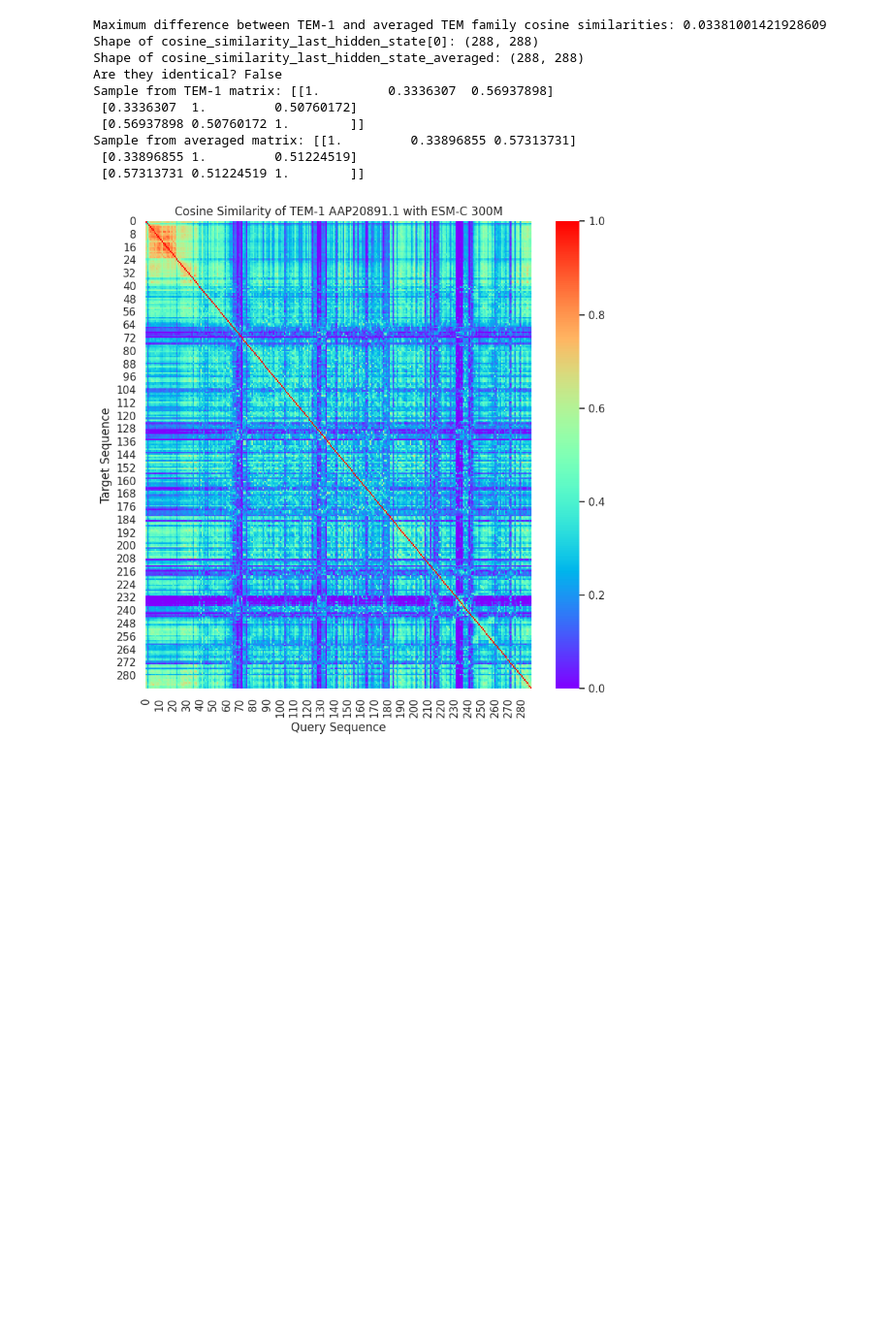
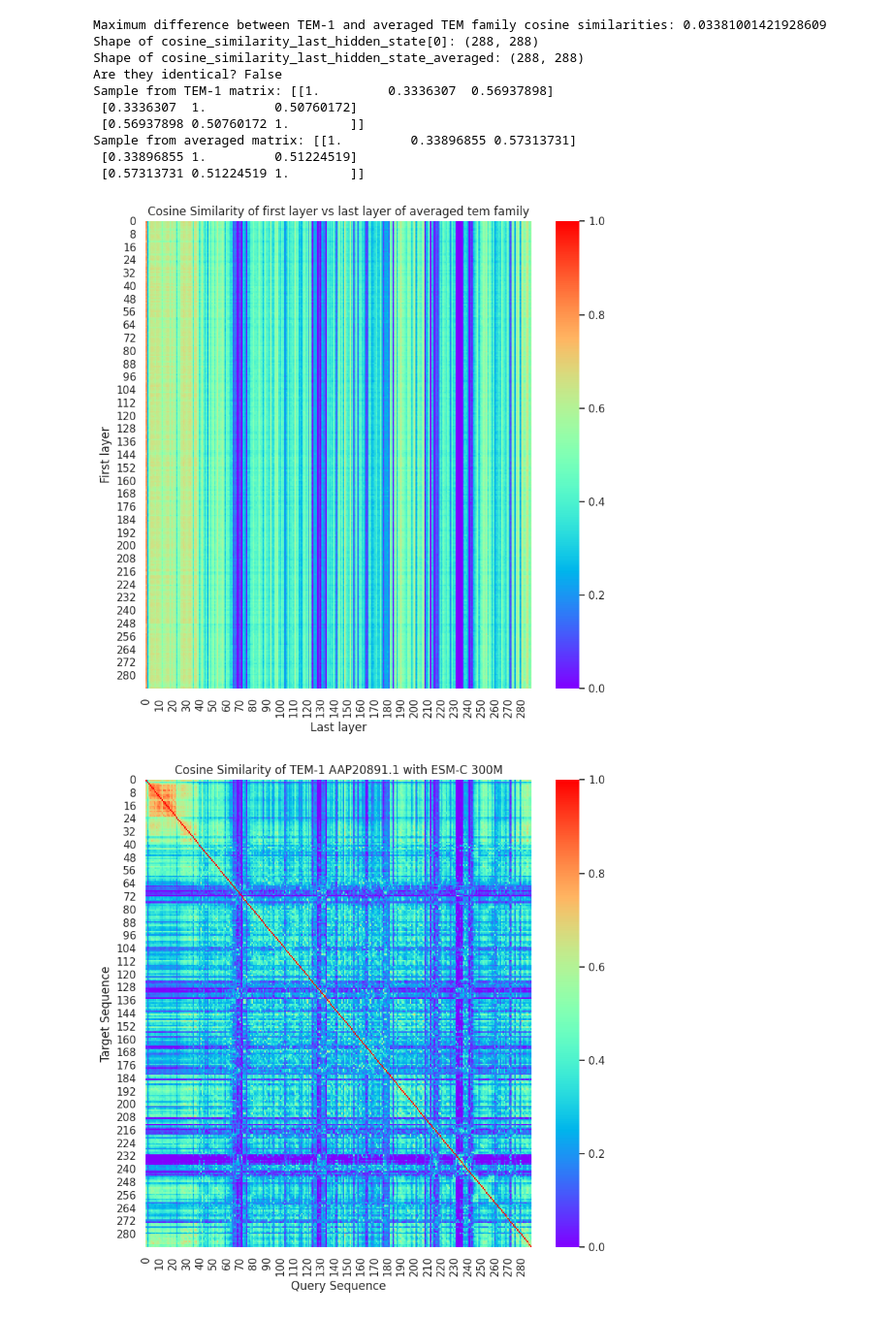
Before and after one commit to PyEED/TEM-lactamase, a Jupyter notebook: scr/analysis/embeddings_token_analysis_just_tem_esmc.ipynb, the cells around one changed output. Shown at 97% size. Cells and saved outputs as stored; diff of their text form; code cells hidden in the pictures; blank space fills up the shorter version.

```diff
--- a/scr/analysis/embeddings_token_analysis_just_tem_esmc.ipynb
+++ b/scr/analysis/embeddings_token_analysis_just_tem_esmc.ipynb
@@ -377,6 +447,12 @@ Sample from TEM-1 matrix: [[1.         0.3336307  0.56937898]
 Sample from averaged matrix: [[1.         0.33896855 0.57313731]
  [0.33896855 1.         0.51224519]
  [0.57313731 0.51224519 1.        ]]
+# %%
+# first layer of averaged tem faimly vs last layer of averaged tem family
+data_matrix = et.calculate_similarity(embeddings_all_layers_hidden_states_all_proteins_averaged[0], embeddings_all_layers_hidden_states_all_proteins_averaged[-1])
+plot_heatmap(data_matrix, 'Cosine Similarity of first layer vs last layer of averaged tem family', 'Last layer', 'First layer', save=True, output_path=os.path.join(file_path_results, 'cosine_similarity_first_layer_averaged_tem_family_vs_last_layer_averaged_tem_family.png'), threshold=False)
+# %% [output]
+[figure, added]
 # %%
 plot_heatmap(cosine_similarity_last_hidden_state[0], 'Cosine Similarity of TEM-1 AAP20891.1 with ESM-C 300M', 'Query Sequence', 'Target Sequence', save=True, output_path=os.path.join(file_path_results, 'cosine_similarity_last_hidden_state_tem_1.png'), threshold=False)
 # %% [output]
```
Also changed, not shown: parts of 6 cells of this notebook, 2 other files.
